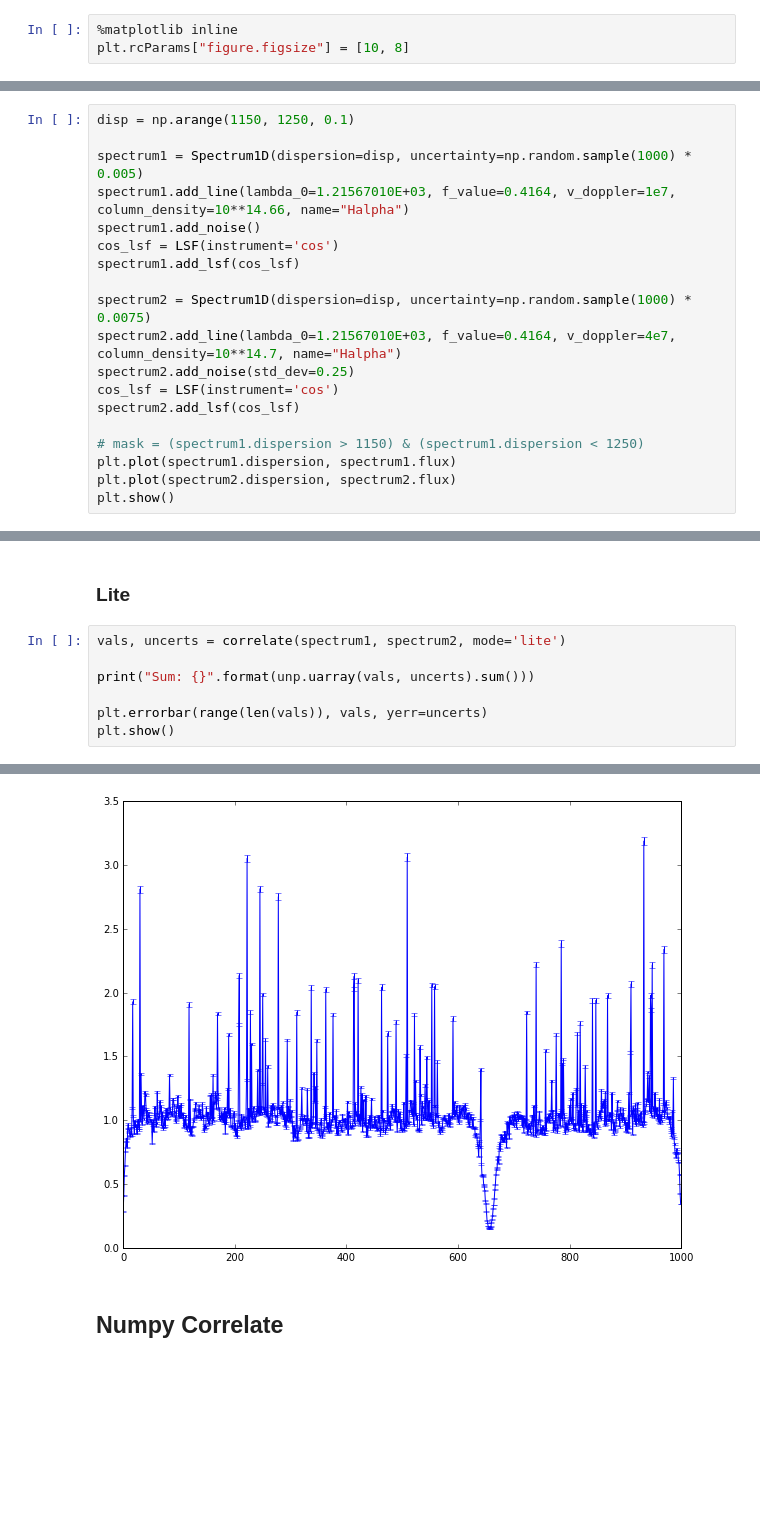
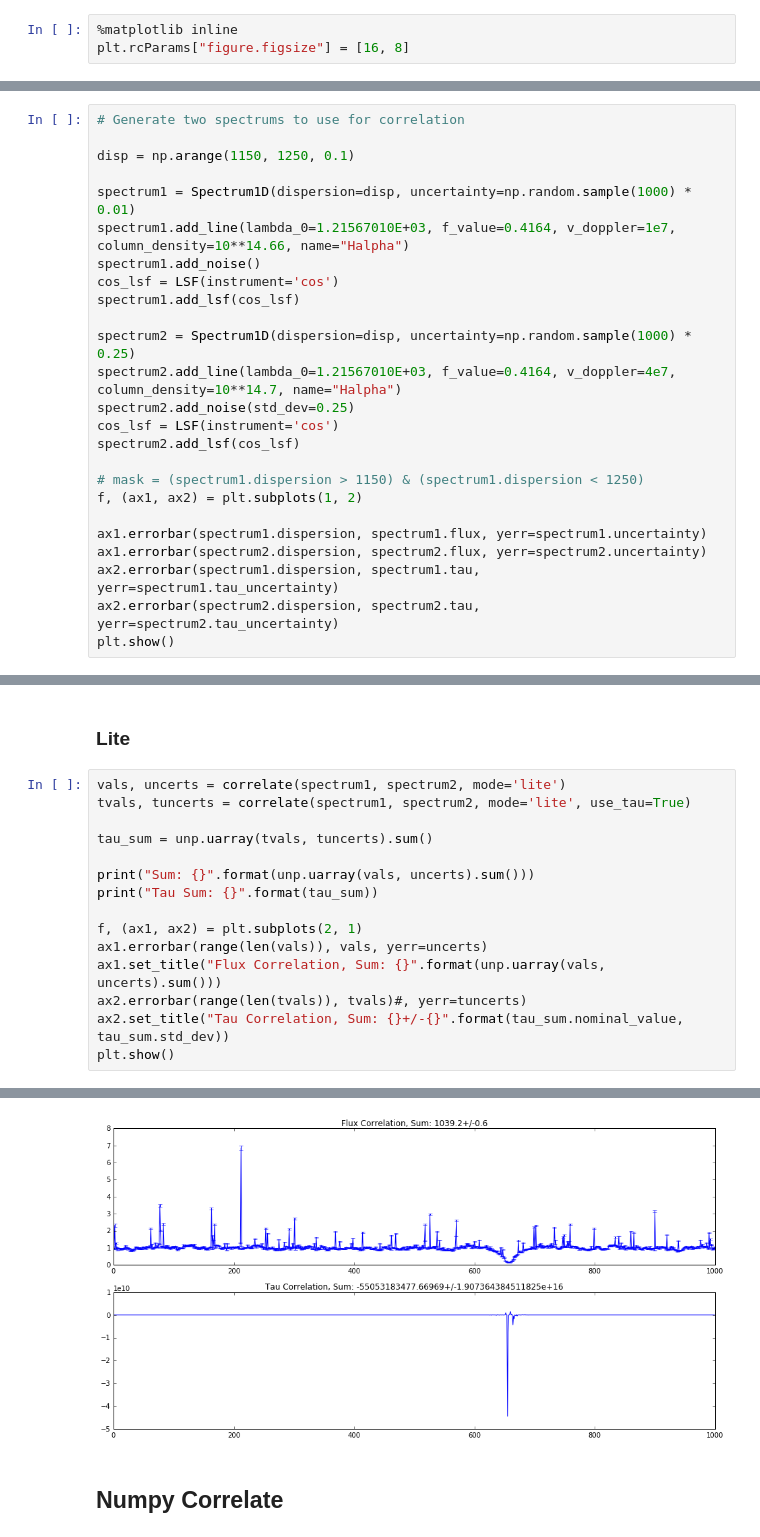
Before and after one commit to MISTY-pipeline/spectacle, a Jupyter notebook: notebooks/Correlation Metric Analysis.ipynb, the cells around one changed output, grey strips where cells are left out. Cells and saved outputs as stored; diff of their text form; blank space fills up the shorter version.

```diff
--- a/notebooks/Correlation Metric Analysis.ipynb
+++ b/notebooks/Correlation Metric Analysis.ipynb
@@ -7,3 +8,3 @@ import numpy as np
 # %%
 %matplotlib inline
-plt.rcParams["figure.figsize"] = [10, 8]
+plt.rcParams["figure.figsize"] = [16, 8]
@@ -10,19 +15,25 @@ plt.rcParams["figure.figsize"] = [10, 8]
 # %%
+# Generate two spectrums to use for correlation
+
 disp = np.arange(1150, 1250, 0.1)
 
-spectrum1 = Spectrum1D(dispersion=disp, uncertainty=np.random.sample(1000) * 0.005)
+spectrum1 = Spectrum1D(dispersion=disp, uncertainty=np.random.sample(1000) * 0.01)
 spectrum1.add_line(lambda_0=1.21567010E+03, f_value=0.4164, v_doppler=1e7, column_density=10**14.66, name="Halpha")
 spectrum1.add_noise()
 cos_lsf = LSF(instrument='cos')
 spectrum1.add_lsf(cos_lsf)
 
-spectrum2 = Spectrum1D(dispersion=disp, uncertainty=np.random.sample(1000) * 0.0075)
+spectrum2 = Spectrum1D(dispersion=disp, uncertainty=np.random.sample(1000) * 0.25)
 spectrum2.add_line(lambda_0=1.21567010E+03, f_value=0.4164, v_doppler=4e7, column_density=10**14.7, name="Halpha")
 spectrum2.add_noise(std_dev=0.25)
 cos_lsf = LSF(instrument='cos')
 spectrum2.add_lsf(cos_lsf)
 
 # mask = (spectrum1.dispersion > 1150) & (spectrum1.dispersion < 1250)
-plt.plot(spectrum1.dispersion, spectrum1.flux)
-plt.plot(spectrum2.dispersion, spectrum2.flux)
+f, (ax1, ax2) = plt.subplots(1, 2)
+
+ax1.errorbar(spectrum1.dispersion, spectrum1.flux, yerr=spectrum1.uncertainty)
+ax1.errorbar(spectrum2.dispersion, spectrum2.flux, yerr=spectrum2.uncertainty)
+ax2.errorbar(spectrum1.dispersion, spectrum1.tau, yerr=spectrum1.tau_uncertainty)
+ax2.errorbar(spectrum2.dispersion, spectrum2.tau, yerr=spectrum2.tau_uncertainty)
 plt.show()
@@ -48,9 +67,17 @@ Sum: 5.692+/-0.028
 ### Lite
 # %%
 vals, uncerts = correlate(spectrum1, spectrum2, mode='lite')
+tvals, tuncerts = correlate(spectrum1, spectrum2, mode='lite', use_tau=True)
+
+tau_sum = unp.uarray(tvals, tuncerts).sum()
 
 print("Sum: {}".format(unp.uarray(vals, uncerts).sum()))
+print("Tau Sum: {}".format(tau_sum))
 
-plt.errorbar(range(len(vals)), vals, yerr=uncerts)
+f, (ax1, ax2) = plt.subplots(2, 1)
+ax1.errorbar(range(len(vals)), vals, yerr=uncerts)
+ax1.set_title("Flux Correlation, Sum: {}".format(unp.uarray(vals, uncerts).sum()))
+ax2.errorbar(range(len(tvals)), tvals)#, yerr=tuncerts)
+ax2.set_title("Tau Correlation, Sum: {}+/-{}".format(tau_sum.nominal_value, tau_sum.std_dev))
 plt.show()
 # %% [output]
@@ -59,3 +88,3 @@ Sum: 1037.15+/-0.24
-[figure, old version]
+[figure, new version]
 # %% [markdown]
 ## Numpy Correlate
```
Also changed, not shown: parts of 14 cells of this notebook, 5 other files.
